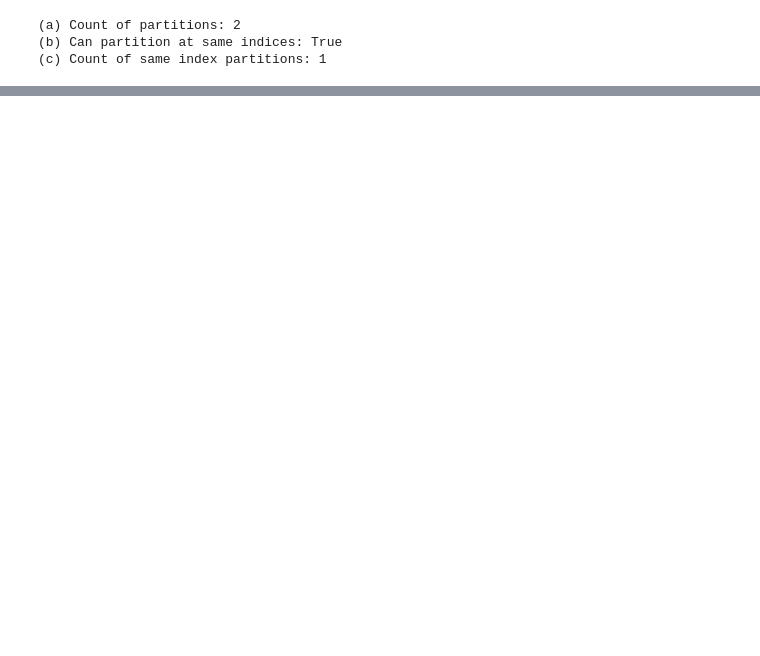
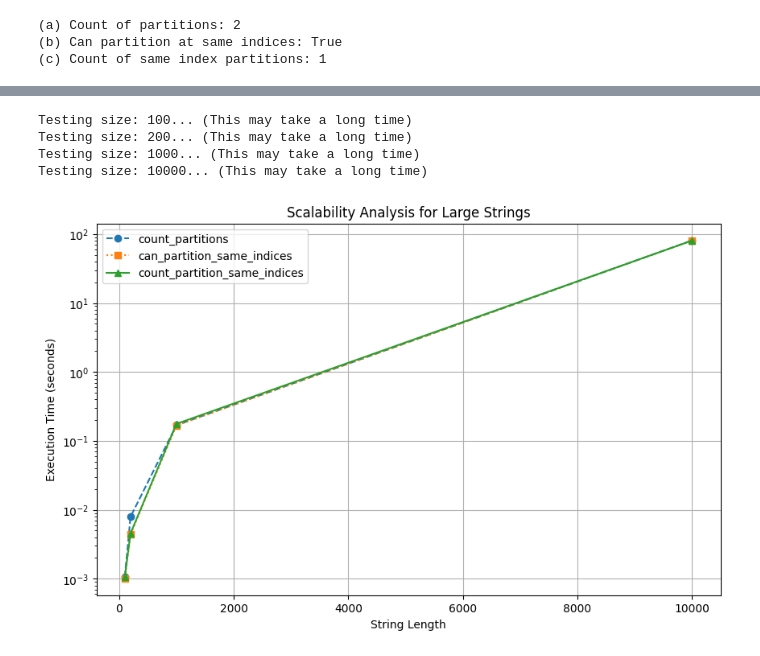
Before and after one commit to JapnoorManku/cpsc3620project, a Jupyter notebook: cpsc3620proj.ipynb, the cells around one changed output, grey strips where cells are left out. Cells and saved outputs as stored; diff of their text form; code cells hidden in the pictures; blank space fills up the shorter version.

```diff
--- a/cpsc3620proj.ipynb
+++ b/cpsc3620proj.ipynb
@@ -78,7 +78,7 @@ def measure_time(func, *args):
     return end - start
 
 # Generate test cases of increasing sizes
-sizes = [10, 20, 30, 40, 50, 60, 70, 80, 90, 100]
+sizes = [100, 500, 1000, 10000, 100000]
 times_a = []
 times_b = []
 times_c = []
@@ -107,0 +193,64 @@ plt.show()
+# %%
+import time
+import matplotlib.pyplot as plt
+import random
+import string
+
+def generate_random_string(length):
+    return ''.join(random.choices(string.ascii_uppercase, k=length))
+
+def measure_time(func, *args):
+    start = time.perf_counter()
+    func(*args)
+    end = time.perf_counter()
+    return end - start
+
+# Large test sizes
+sizes = [10**2, 2*10**2, 10**3, 10**4]
+times_a = []
+times_b = []
+times_c = []
+
+for size in sizes:
+    A = generate_random_string(size)
+    B = generate_random_string(size)
+
+    print(f"Testing size: {size}... (This may take a long time)")
+
+    try:
+        times_a.append(measure_time(count_partitions, A))
+    except Exception as e:
+        print(f"Error for count_partitions({size}): {e}")
+        times_a.append(None)
+
+    try:
+        times_b.append(measure_time(can_partition_same_indices, A, B))
+    except Exception as e:
+        print(f"Error for can_partition_same_indices({size}): {e}")
+        times_b.append(None)
+
+    try:
+        times_c.append(measure_time(count_partition_same_indices, A, B))
+    except Exception as e:
+        print(f"Error for count_partition_same_indices({size}): {e}")
+        times_c.append(None)
+
+# Plot results
+plt.figure(figsize=(10, 6))
+plt.plot(sizes, times_a, marker='o', label='count_partitions', linestyle="dashed")
+plt.plot(sizes, times_b, marker='s', label='can_partition_same_indices', linestyle="dotted")
+plt.plot(sizes, times_c, marker='^', label='count_partition_same_indices', linestyle="solid")
+
+plt.xlabel("String Length")
+plt.ylabel("Execution Time (seconds)")
+plt.title("Scalability Analysis for Large Strings")
+plt.legend()
+plt.grid()
+plt.yscale("log")  # Log scale since times may vary significantly
+plt.show()
+# %% [output]
+Testing size: 100... (This may take a long time)
+Testing size: 200... (This may take a long time)
+Testing size: 1000... (This may take a long time)
+Testing size: 10000... (This may take a long time)
+[figure, added]
```
Also changed, not shown: parts of 2 cells of this notebook.
